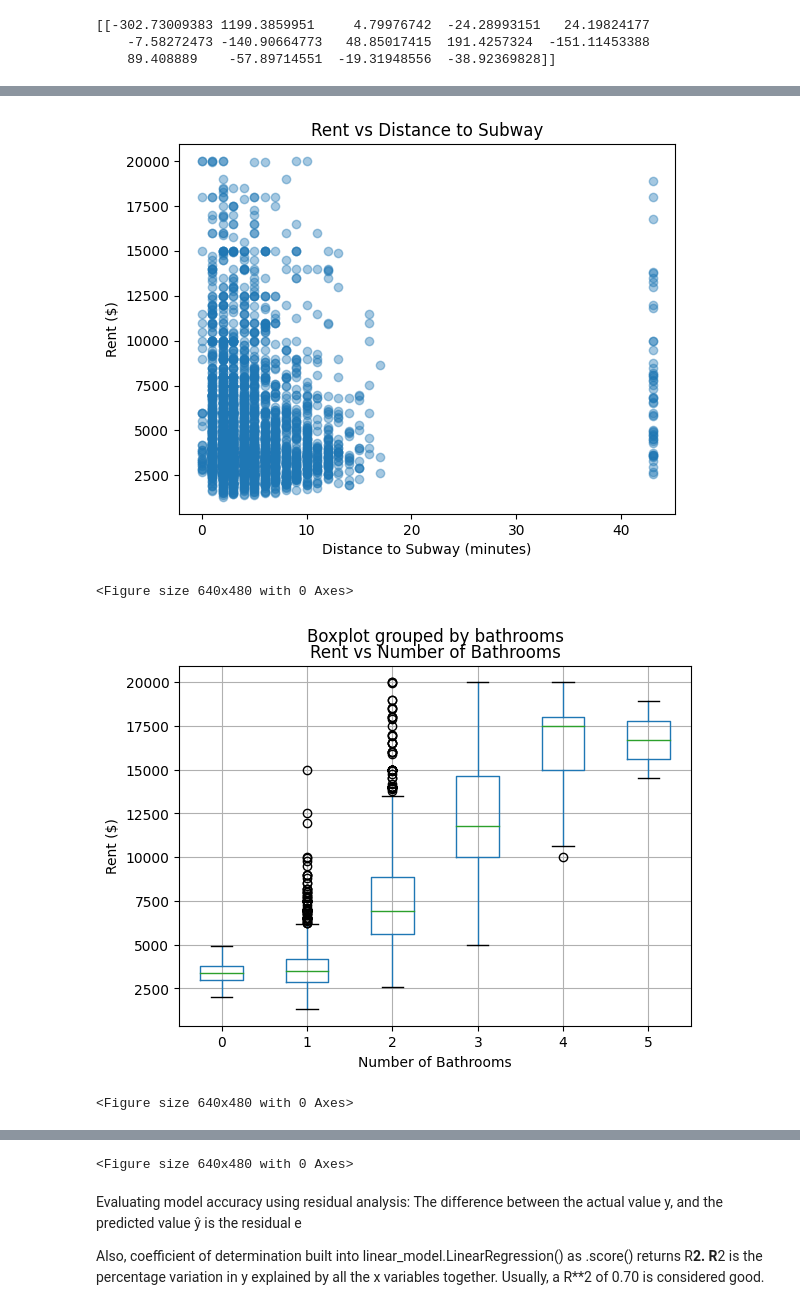
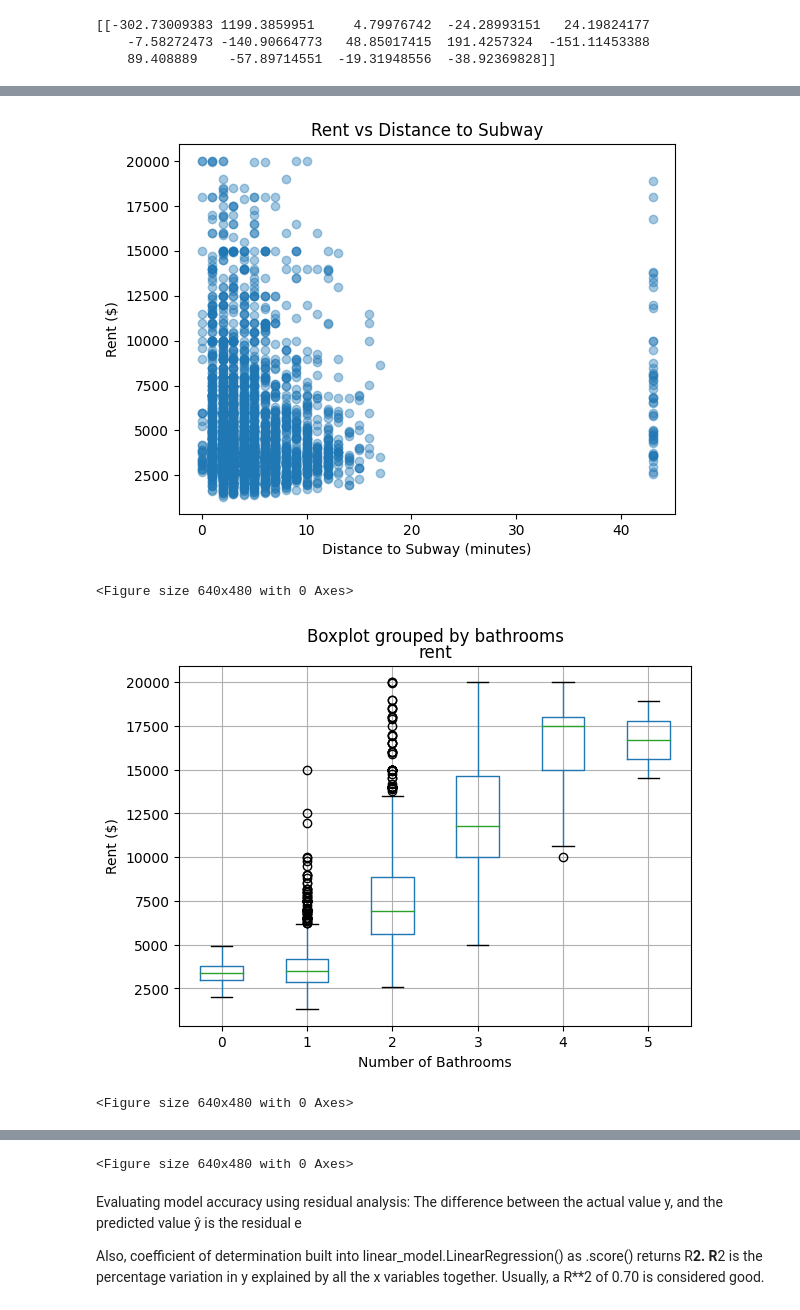
Before and after one commit to JTrehan1/MachineLearningPortfolio, a Jupyter notebook: LinearRegression/MultipleLinearRegression.ipynb, the cells around one changed output, grey strips where cells are left out. Saved outputs shown, nothing was run; the diff lists cells and outputs as text; code cells hidden in the pictures.

```diff
--- a/LinearRegression/MultipleMachineLearning.ipynb
+++ b/LinearRegression/MultipleLinearRegression.ipynb
@@ -79,34 +61,32 @@ print(mlr.coef_)
 # %%
 plt.scatter(df[["size_sqft"]], df[["rent"]], alpha=0.4)
 plt.xlabel("Size (Square Feet)")
 plt.ylabel("Rent ($)")
 plt.title("Rent vs Size")
 plt.show()
 plt.clf()
 
 plt.scatter(df[["min_to_subway"]], df[["rent"]], alpha=0.4)
 plt.xlabel("Distance to Subway (minutes)")
 plt.ylabel("Rent ($)")
 plt.title("Rent vs Distance to Subway")
 plt.show()
 plt.clf()
 
 df.boxplot(column="rent", by="bathrooms")
 plt.xlabel("Number of Bathrooms")
 plt.ylabel("Rent ($)")
-plt.title("Rent vs Number of Bathrooms")
 plt.show()
 plt.clf()
 
 df.boxplot(column="rent", by="bedrooms")
 plt.xlabel("Number of Bedrooms")
 plt.ylabel("Rent ($)")
-plt.title("Rent vs Number of Bedrooms")
 plt.show()
 plt.clf()
 # %% [output]
 [figure]
 [figure]
 <Figure size 640x480 with 0 Axes>
-[figure, old version]
+[figure, new version]
 <Figure size 640x480 with 0 Axes>
```
Also changed, not shown: parts of 5 cells of this notebook.
